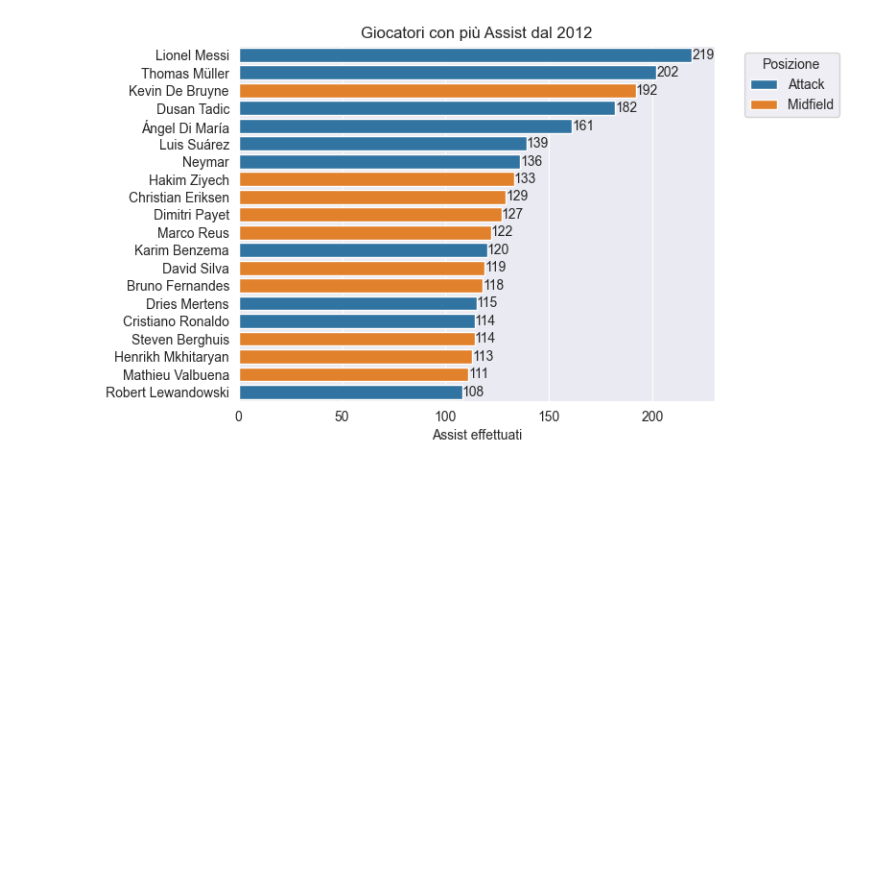
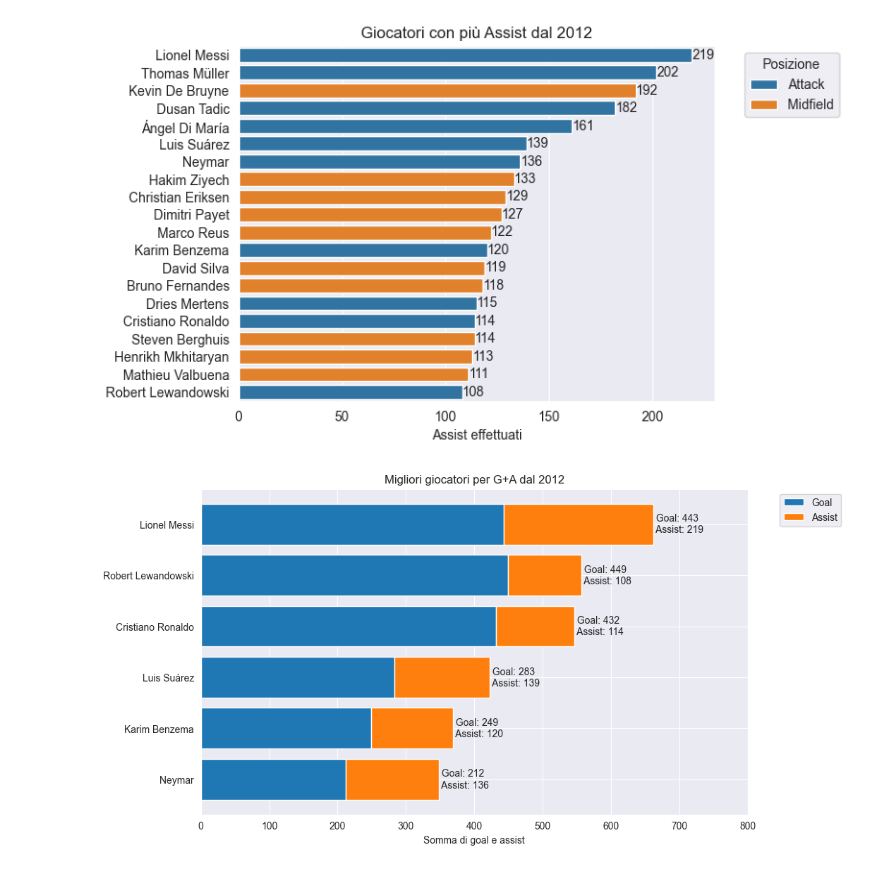
Before and after one commit to RiccardoPili/Football-Data-Analysis, a Jupyter notebook: appearances.ipynb, the cells around one changed output. Cells and saved outputs as stored; diff of their text form; code cells hidden in the pictures; blank space fills up the shorter version.

Commit message:
grafici top giocatori per goal e assist

```diff
--- a/appearances.ipynb
+++ b/appearances.ipynb
@@ -292,3 +292,30 @@ plt.legend(title='Posizione', bbox_to_anchor=(1.05, 1), loc='upper left')
 plt.show()
 # %% [output]
 [figure]
+# %%
+# migliori giocatori per goal e assist (dal 2012)
+
+df_assists = pd.DataFrame(top20_players_assists)
+df_goals = pd.DataFrame(top20_players_goals)
+
+df_merged = pd.merge(df_assists, df_goals, on='name')
+df_merged['total'] = df_merged['assists'] + df_merged['goals']
+df_merged = df_merged.sort_values(by='total')
+
+# Plot per i goal
+plt.figure(figsize=(10, 6))
+plt.barh(df_merged['name'], df_merged['goals'], label='Goal')
+# Plot per gli assist
+plt.barh(df_merged['name'], df_merged['assists'], left=df_merged['goals'], label='Assist')
+
+for i, (goals, assists, name) in enumerate(zip(df_merged['goals'], df_merged['assists'], df_merged['name'])):
+    plt.text(goals + assists, i, f' Goal: {goals}\n Assist: {assists}', va='center')
+
+plt.title('Migliori giocatori per G+A dal 2012')
+plt.xlabel('Somma di goal e assist')
+plt.ylabel('')
+plt.legend(bbox_to_anchor=(1.05, 1), loc='upper left')
+plt.xlim(0,800)
+plt.show()
+# %% [output]
+[figure, added]
```
Also changed, not shown: parts of 4 cells of this notebook.
